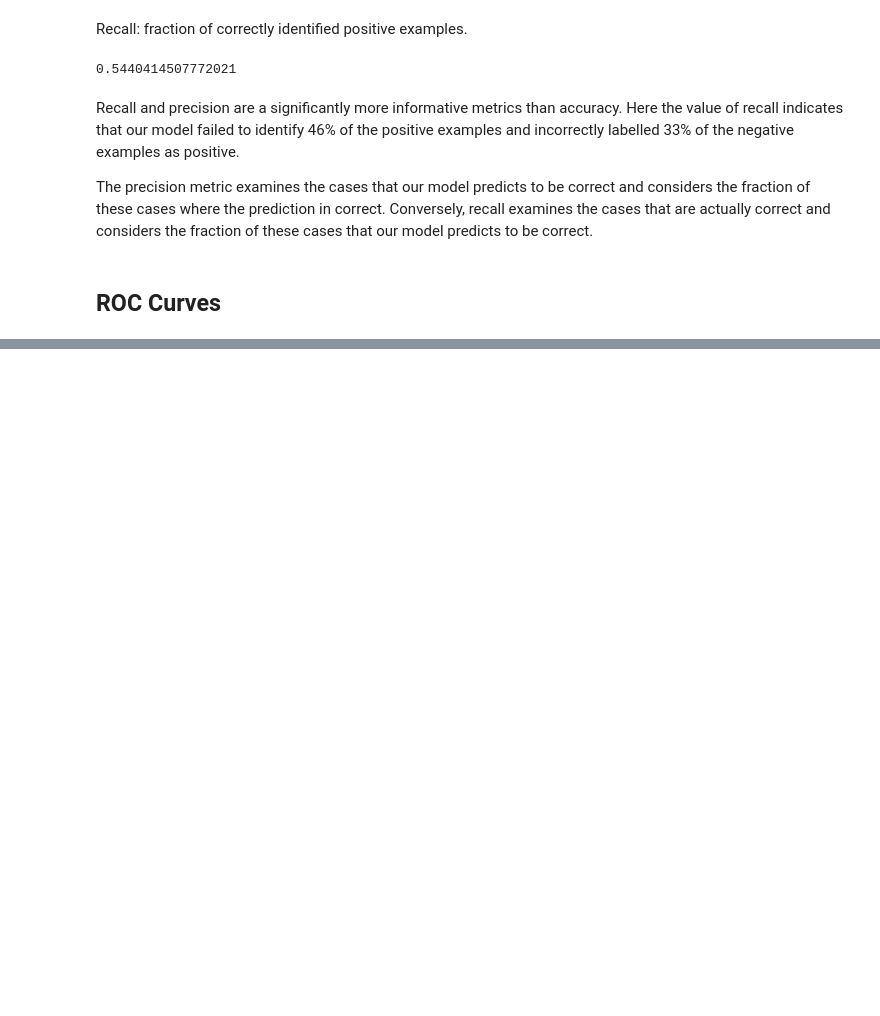
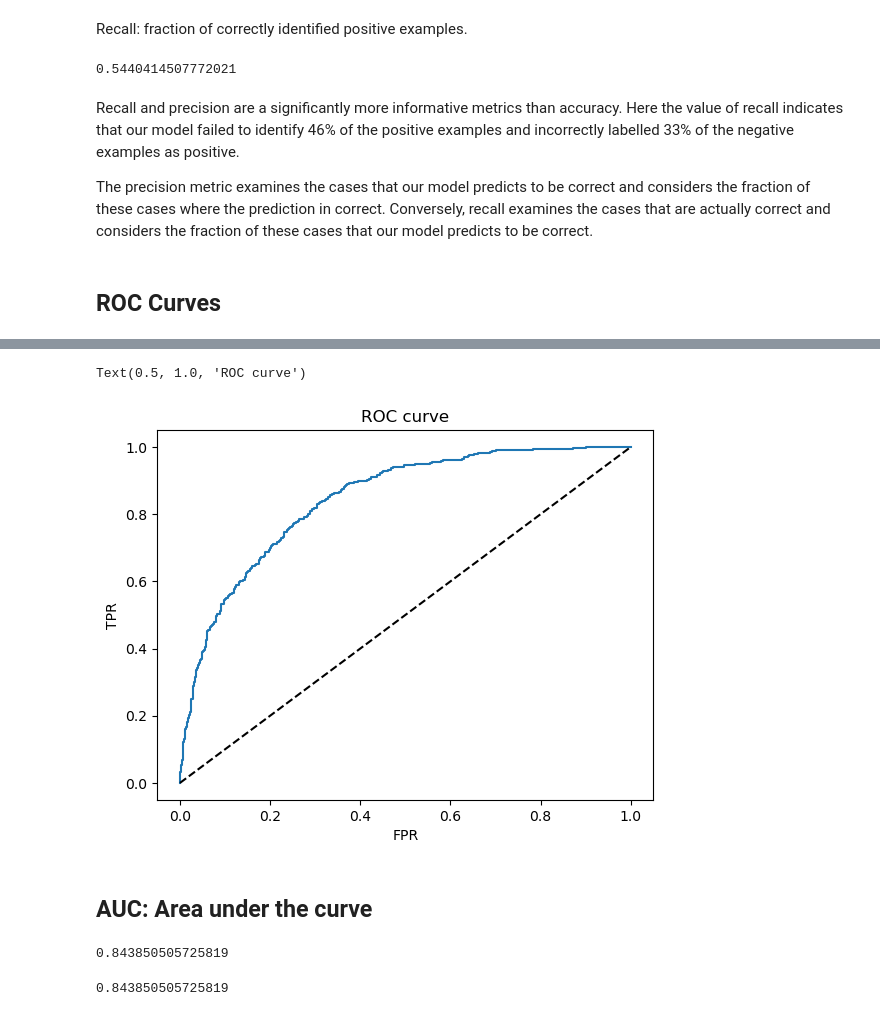
Before and after one commit to Rhys-McAlister/ml-zoomcamp, a Jupyter notebook: Week_4/week_4.ipynb, the cells around one changed output, grey strips where cells are left out. Cells and saved outputs as stored; diff of their text form; code cells hidden in the pictures; blank space fills up the shorter version.

```diff
--- a/Week_4/week_4.ipynb
+++ b/Week_4/week_4.ipynb
@@ -138,0 +229,23 @@ The precision metric examines the cases that our model predicts to be correct an
+# %%
+from sklearn.metrics import roc_curve
+fpr, tpr, thresholds = roc_curve(y_val, y_pred)
+plt.plot(fpr, tpr)
+plt.plot(fpr, fpr, linestyle='--', color='k')
+plt.xlabel('FPR')
+plt.ylabel('TPR')
+plt.title('ROC curve')
+# %% [output]
+Text(0.5, 1.0, 'ROC curve')
+[figure, added]
+# %% [markdown]
+## AUC: Area under the curve
+# %%
+from sklearn.metrics import auc
+auc(fpr, tpr)
+# %% [output]
+0.843850505725819
+# %%
+from sklearn.metrics import roc_auc_score
+roc_auc_score(y_val, y_pred)
+# %% [output]
+0.843850505725819
```
Also changed, not shown: parts of 14 cells of this notebook, 3 other files.
